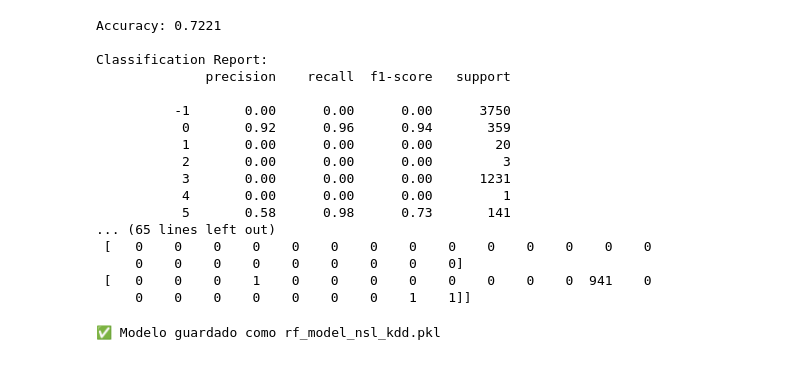
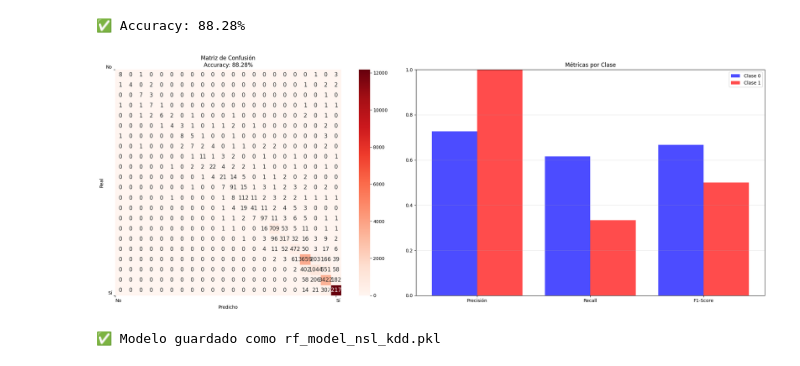
Before and after one commit to Zintradev/ML-Threat-Dashboard, a Jupyter notebook: notebooks/exploratory_analysis.ipynb, the cells around one changed output. Cells and saved outputs as stored; diff of their text form; code cells hidden in the pictures.

```diff
--- a/notebooks/exploratory_analysis.ipynb
+++ b/notebooks/exploratory_analysis.ipynb
@@ -283,34 +377,54 @@ RandomForestClassifier(n_jobs=-1, random_state=42)
 # %%
-y_pred = rf_model.predict(X_test)
+y_pred = rf_model.predict(X_test_scaled)
 # %%
-# Precisión global
+# Calcular métricas
 accuracy = accuracy_score(y_test, y_pred)
-print(f"Accuracy: {accuracy:.4f}")
+report = classification_report(y_test, y_pred, output_dict=True)
+cm = confusion_matrix(y_test, y_pred)
 
-# Reporte de clasificación (precision, recall, F1)
-print("\nClassification Report:")
-print(classification_report(y_test, y_pred, zero_division=0))
+print(f"✅ Accuracy: {accuracy:.2%}")
 
-# Matriz de confusión
-print("\nConfusion Matrix:")
-print(confusion_matrix(y_test, y_pred))
+# Crear figura más alta pero con control de tamaño de visualización
+fig, (ax1, ax2) = plt.subplots(1, 2, figsize=(22, 8))
+
+sns.heatmap(cm, annot=True, fmt='d', cmap='Reds',
+            xticklabels=['No', 'Sí'],
+            yticklabels=['No', 'Sí'],
+            ax=ax1, annot_kws={'size': 12}, cbar=True, square=True)
+
+# Colocar ticks en los bordes (extremos)
+ax1.set_xticks([0, cm.shape[1]-0.5])   # posiciones muy cerca de los extremos izquierdo/derecho
+ax1.set_xticklabels(['No', 'Sí'], rotation=0, ha='left')
+ax1.xaxis.set_label_position('bottom')
+ax1.xaxis.tick_bottom()
+
+# Para el eje Y (si se quiere en extremos superior/inferior):
+ax1.set_yticks([0, cm.shape[0]])
+ax1.set_yticklabels(['No', 'Sí'], rotation=0, va='bottom')
+
+ax1.set_title(f'Matriz de Confusión\nAccuracy: {accuracy:.2%}')
+ax1.set_xlabel('Predicho')
+ax1.set_ylabel('Real')
+
+# Métricas por clase
+metrics = ['Precisión', 'Recall', 'F1-Score']
+clase_0 = [report['0']['precision'], report['0']['recall'], report['0']['f1-score']]
+clase_1 = [report['1']['precision'], report['1']['recall'], report['1']['f1-score']]
+
+x = range(len(metrics))
+ax2.bar(x, clase_0, width=0.4, label='Clase 0', alpha=0.7, color='blue')
+ax2.bar([i + 0.4 for i in x], clase_1, width=0.4, label='Clase 1', alpha=0.7, color='red')
+ax2.set_xticks([i + 0.2 for i in x])
+ax2.set_xticklabels(metrics)
+ax2.legend()
+ax2.set_title('Métricas por Clase')
+ax2.set_ylim(0, 1)
+ax2.grid(axis='y', alpha=0.3)
+
+plt.tight_layout()
+plt.show()
 # %% [output]
-Accuracy: 0.7221
-
-Classification Report:
-              precision    recall  f1-score   support
-
-          -1       0.00      0.00      0.00      3750
-           0       0.92      0.96      0.94       359
-           1       0.00      0.00      0.00        20
-           2       0.00      0.00      0.00         3
-           3       0.00      0.00      0.00      1231
-           4       0.00      0.00      0.00         1
-           5       0.58      0.98      0.73       141
-... (65 lines left out)
- [   0    0    0    0    0    0    0    0    0    0    0    0    0    0
-     0    0    0    0    0    0    0    0    0]
- [   0    0    0    1    0    0    0    0    0    0    0    0  941    0
-     0    0    0    0    0    0    0    1    1]]
+✅ Accuracy: 88.28%
+[figure, added]
 # %%
 #Usar el modelo entrenado
```
Also changed, not shown: parts of 10 cells of this notebook, 30 other files.
